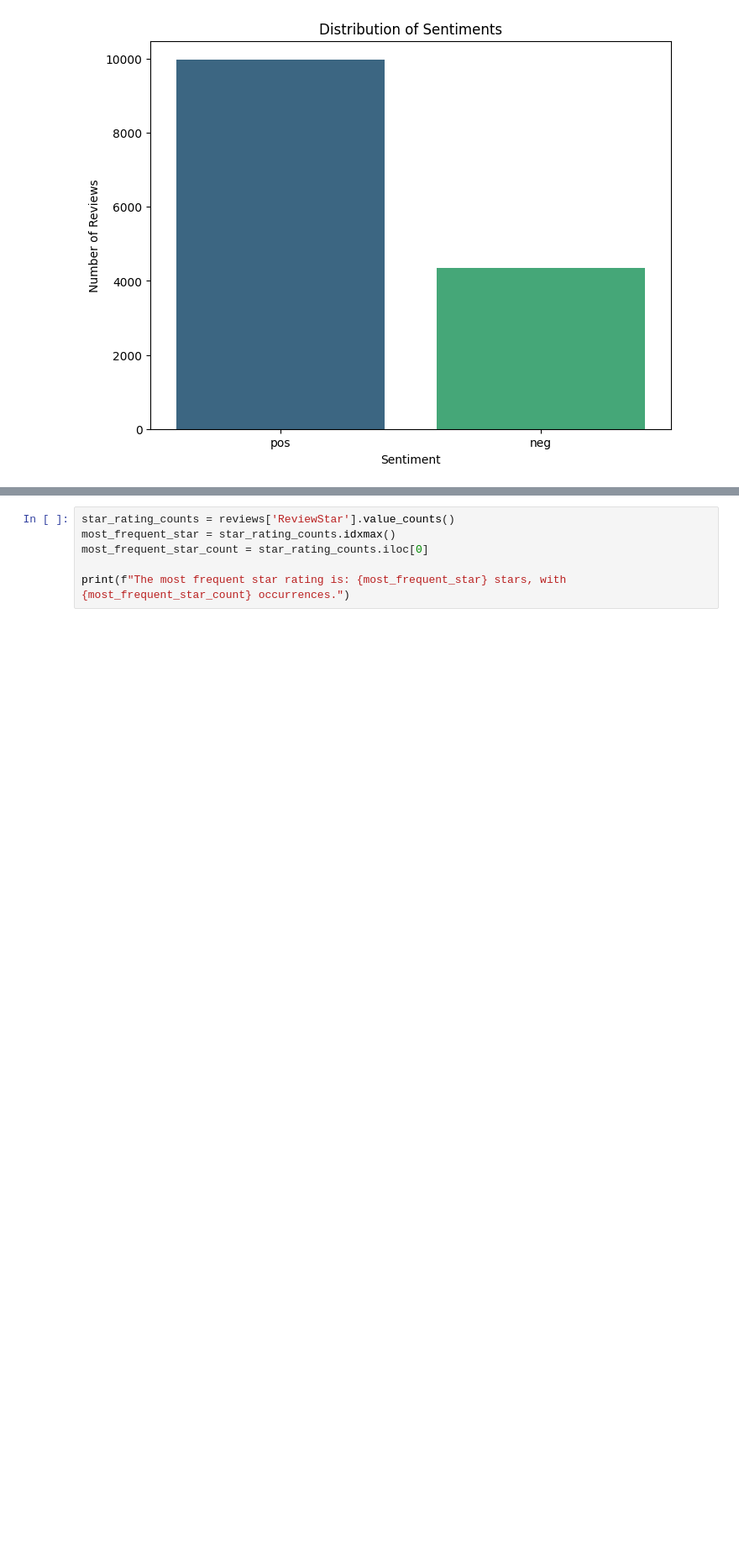
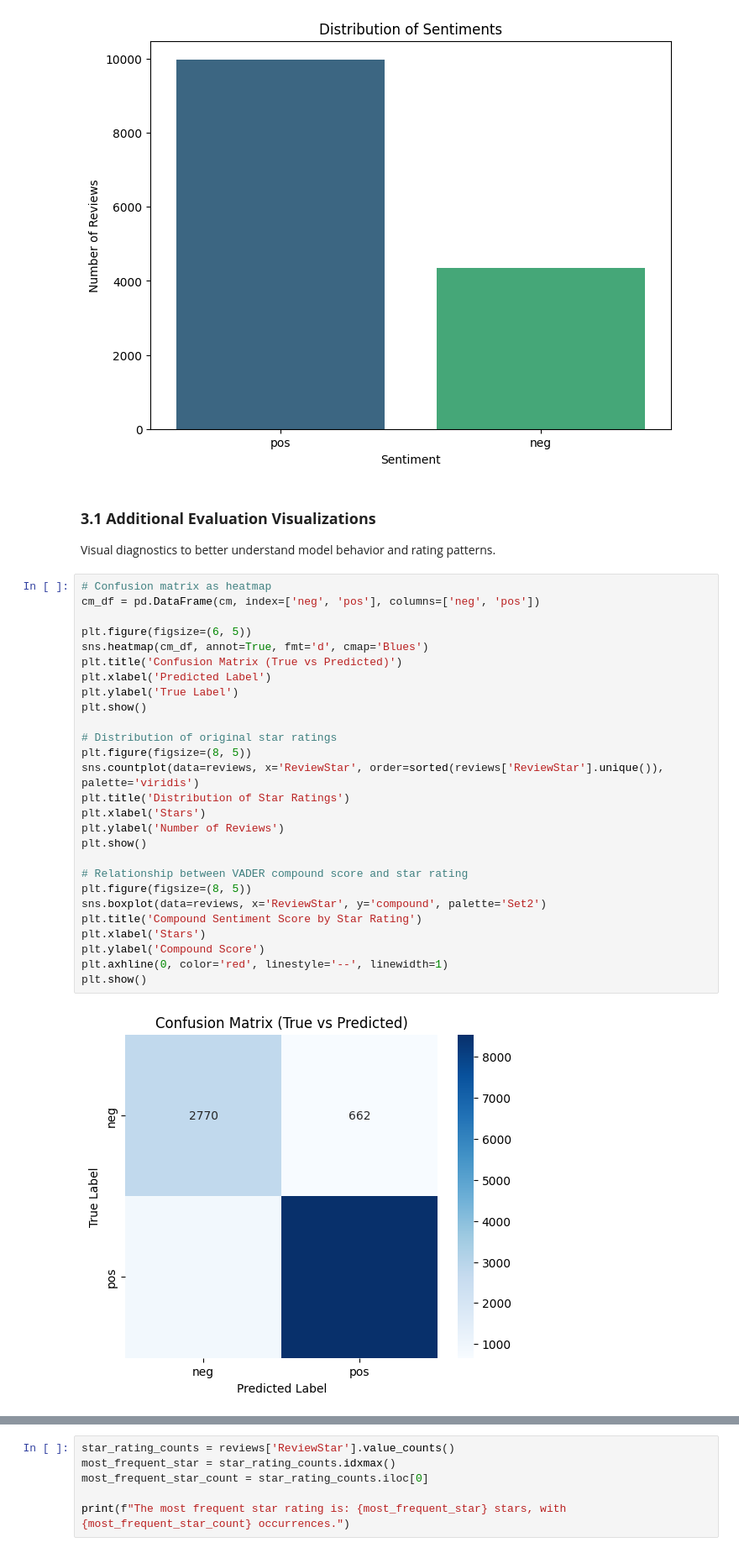
Before and after one commit to Carlos-SD/NLP, a Jupyter notebook: 1-Sesion-activity/Sentiment-Analysis.ipynb, the cells around one changed output, grey strips where cells are left out. Shown at 84% size. Cells and saved outputs as stored; diff of their text form; blank space fills up the shorter version.

```diff
--- a/1-Sesion-activity/Sentiment-Analysis.ipynb
+++ b/1-Sesion-activity/Sentiment-Analysis.ipynb
@@ -174,3 +175,36 @@ plt.ylabel('Number of Reviews')
 plt.show()
 # %% [output]
 [figure]
+# %% [markdown]
+### **3.1  Additional Evaluation Visualizations**
+
+Visual diagnostics to better understand model behavior and rating patterns.
+# %%
+# Confusion matrix as heatmap
+cm_df = pd.DataFrame(cm, index=['neg', 'pos'], columns=['neg', 'pos'])
+
+plt.figure(figsize=(6, 5))
+sns.heatmap(cm_df, annot=True, fmt='d', cmap='Blues')
+plt.title('Confusion Matrix (True vs Predicted)')
+plt.xlabel('Predicted Label')
+plt.ylabel('True Label')
+plt.show()
+
+# Distribution of original star ratings
+plt.figure(figsize=(8, 5))
+sns.countplot(data=reviews, x='ReviewStar', order=sorted(reviews['ReviewStar'].unique()), palette='viridis')
+plt.title('Distribution of Star Ratings')
+plt.xlabel('Stars')
+plt.ylabel('Number of Reviews')
+plt.show()
+
+# Relationship between VADER compound score and star rating
+plt.figure(figsize=(8, 5))
+sns.boxplot(data=reviews, x='ReviewStar', y='compound', palette='Set2')
+plt.title('Compound Sentiment Score by Star Rating')
+plt.xlabel('Stars')
+plt.ylabel('Compound Score')
+plt.axhline(0, color='red', linestyle='--', linewidth=1)
+plt.show()
+# %% [output]
+[figure, added]
```
Also changed, not shown: parts of 14 cells of this notebook, 1 other file.
